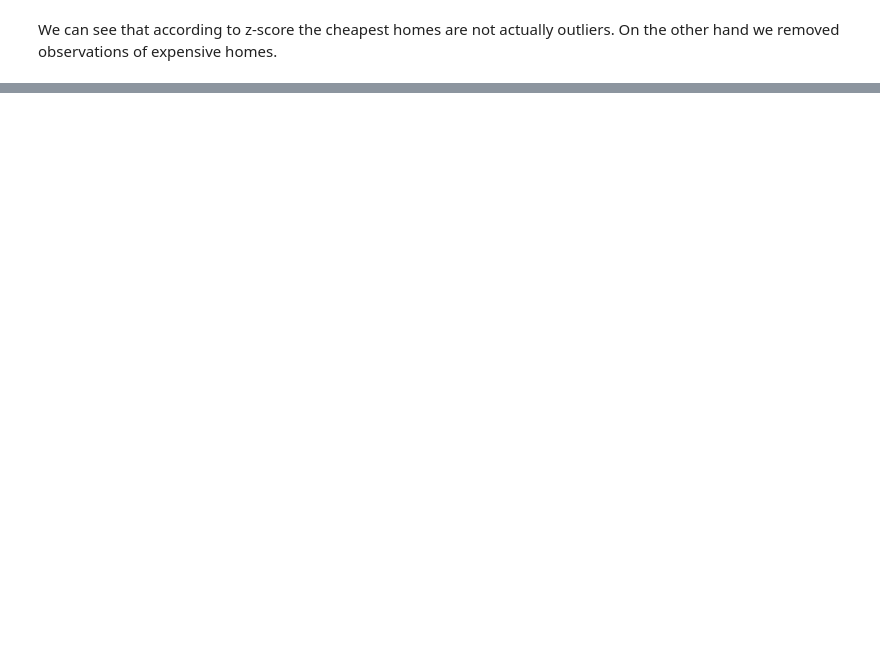
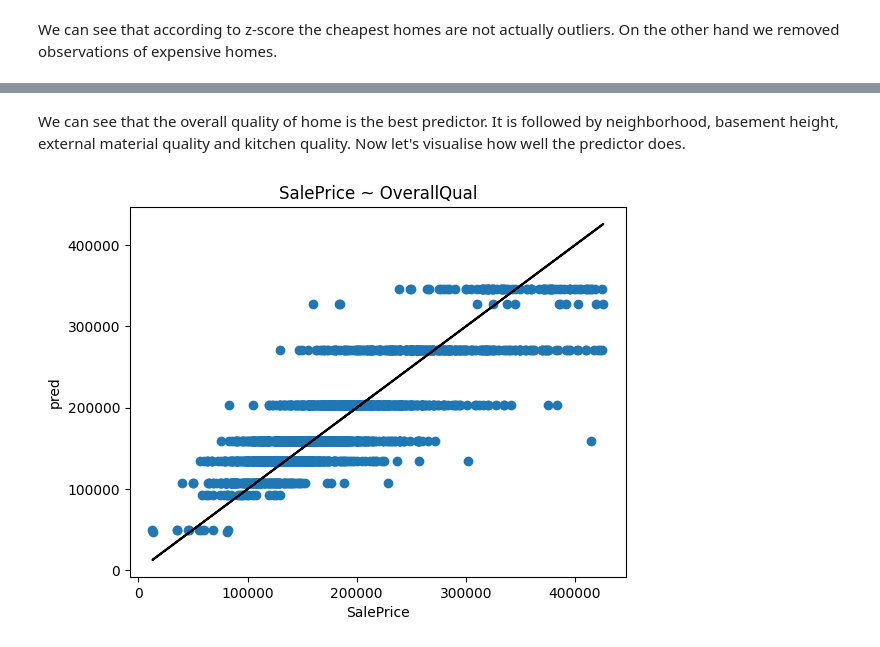
Before and after one commit to DonKubini/BAN436_final_project, a Jupyter notebook: Final_project.ipynb, the cells around one changed output, grey strips where cells are left out. Saved outputs shown, nothing was run; the diff lists cells and outputs as text; code cells hidden in the pictures; blank space fills up the shorter version.

Commit message:
predictions and final project

```diff
--- a/Final_project.ipynb
+++ b/Final_project.ipynb
@@ -329,0 +348,11 @@ We can see that according to z-score the cheapest homes are not actually outlier
+# %%
+# change the columns names
+data_clean = data_clean.rename(columns={'1stFlrSF': 'FirstFlrSF',
+                                        '2ndFlrSF': 'SecondFlrSF',
+                                        '3SsnPorch': 'ThreeSsnPorch'})
+
+# drop ID column
+data_fit = data_clean.drop(columns=['ID', 'SalePrice'])
+
+# separate sale price
+sale_price = data_clean['SalePrice']
@@ -329,0 +410,24 @@ We can see that according to z-score the cheapest homes are not actually outlier
+# %% [markdown]
+We can see that the overall quality of home is the best predictor. It is followed by neighborhood, basement height, external material quality and kitchen quality. Now let's visualise how well the predictor does.
+# %%
+# get all predictions for OverallQual
+model = smf.ols(formula='SalePrice ~ OverallQual', data=data_clean).fit()
+
+data_clean["Pred_OverallQual"] = model.predict(data_clean['OverallQual'])
+
+# create a scatterplot with a 45 degrees reference line
+fig, ax = plt.subplots()
+
+ax.plot(data_clean['SalePrice'], data_clean['SalePrice'], color = 'black')
+ax.scatter(data_clean['SalePrice'], data_clean['Pred_OverallQual'])
+
+# Add axis labels
+ax.set_xlabel('SalePrice')
+ax.set_ylabel('pred')
+
+# Add title
+ax.set_title('SalePrice ~ OverallQual')
+
+plt.show()
+# %% [output]
+[figure, added]
```
Also changed, not shown: parts of 11 cells of this notebook, 1 other file.
